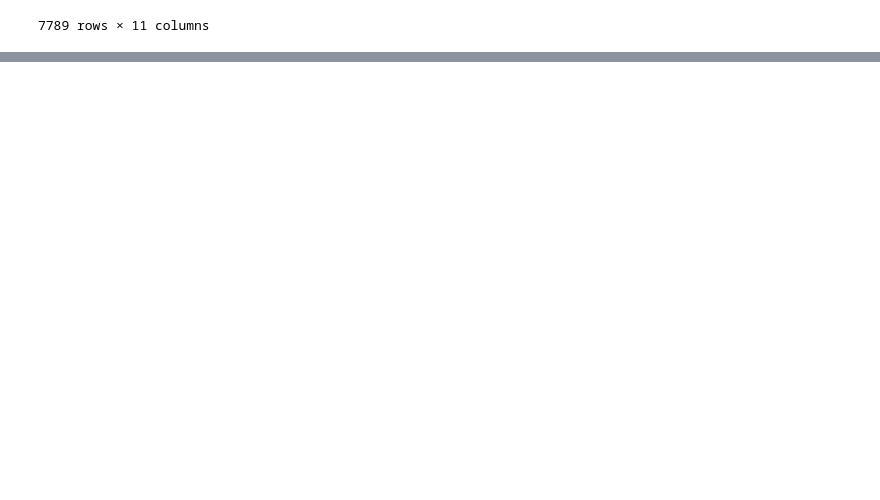
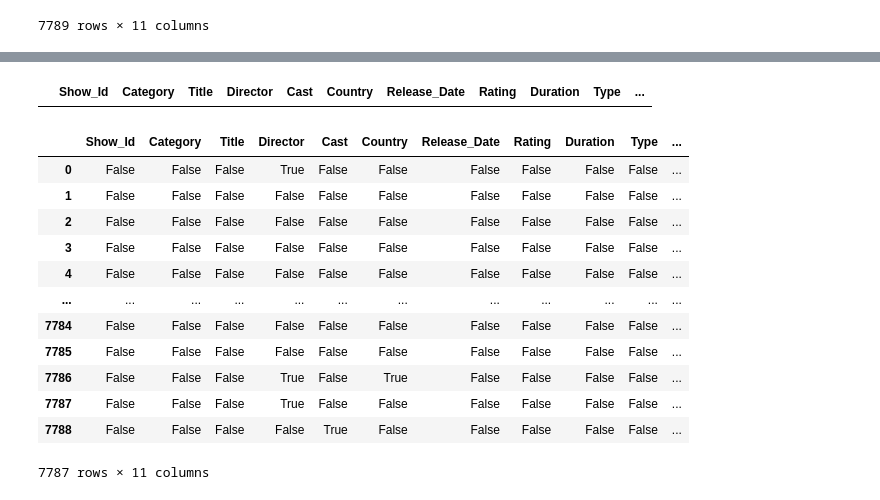
Before and after one commit to Ranveer098/NetflixPyOps, a Jupyter notebook: Netflix.ipynb, the cells around one changed output, grey strips where cells are left out. Cells and saved outputs as stored; diff of their text form; code cells hidden in the pictures; blank space fills up the shorter version.

```diff
--- a/Netflix.ipynb
+++ b/Netflix.ipynb
@@ -21,0 +100,24 @@ data
+# %%
+data.drop_duplicates(inplace=True)
+# %%
+data[data.duplicated()]
+# %% [output]
+|  | Show_Id | Category | Title | Director | Cast | Country | Release_Date | Rating | Duration | Type | ... |
+# %%
+###if any NuLL values in dataset,show them in heat Map
+
+data.isnull()
+# %% [output]
+|  | Show_Id | Category | Title | Director | Cast | Country | Release_Date | Rating | Duration | Type | ... |
+| 0 | False | False | False | True | False | False | False | False | False | False | ... |
+| 1 | False | False | False | False | False | False | False | False | False | False | ... |
+| 2 | False | False | False | False | False | False | False | False | False | False | ... |
+| 3 | False | False | False | False | False | False | False | False | False | False | ... |
+| 4 | False | False | False | False | False | False | False | False | False | False | ... |
+| ... | ... | ... | ... | ... | ... | ... | ... | ... | ... | ... | ... |
+| 7784 | False | False | False | False | False | False | False | False | False | False | ... |
+| 7785 | False | False | False | False | False | False | False | False | False | False | ... |
+| 7786 | False | False | False | True | False | True | False | False | False | False | ... |
+| 7787 | False | False | False | True | False | False | False | False | False | False | ... |
+| 7788 | False | False | False | False | True | False | False | False | False | False | ... |
+7787 rows × 11 columns
```
Also changed, not shown: parts of 46 cells of this notebook.
